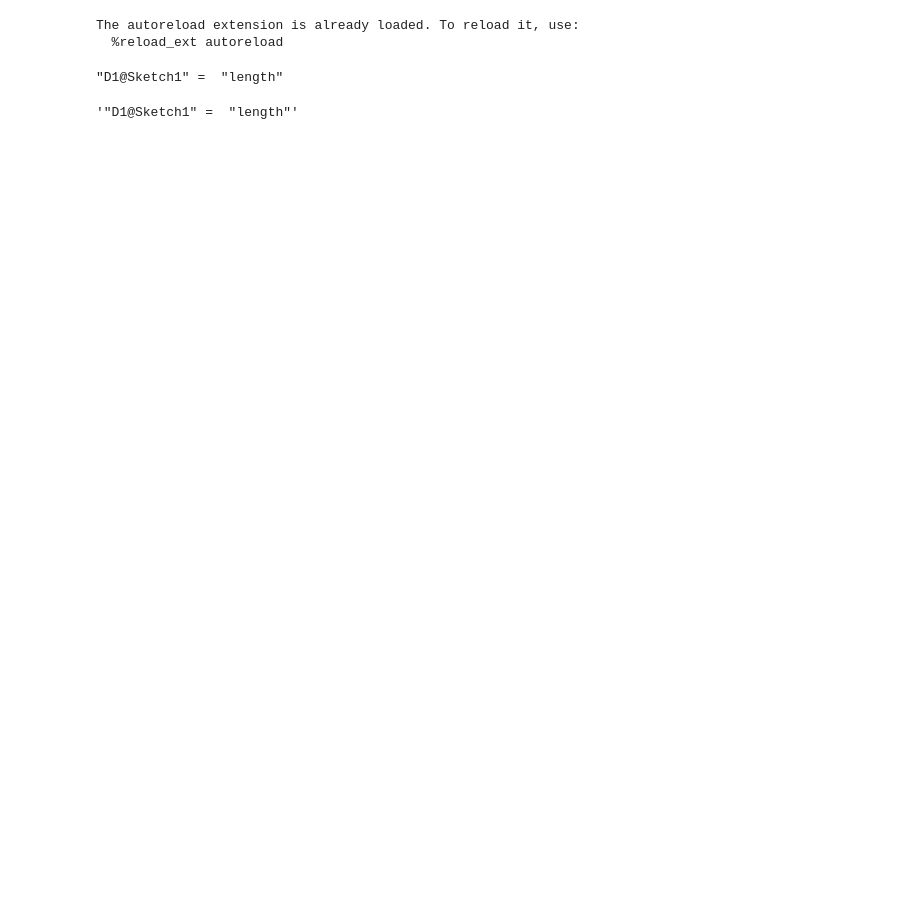
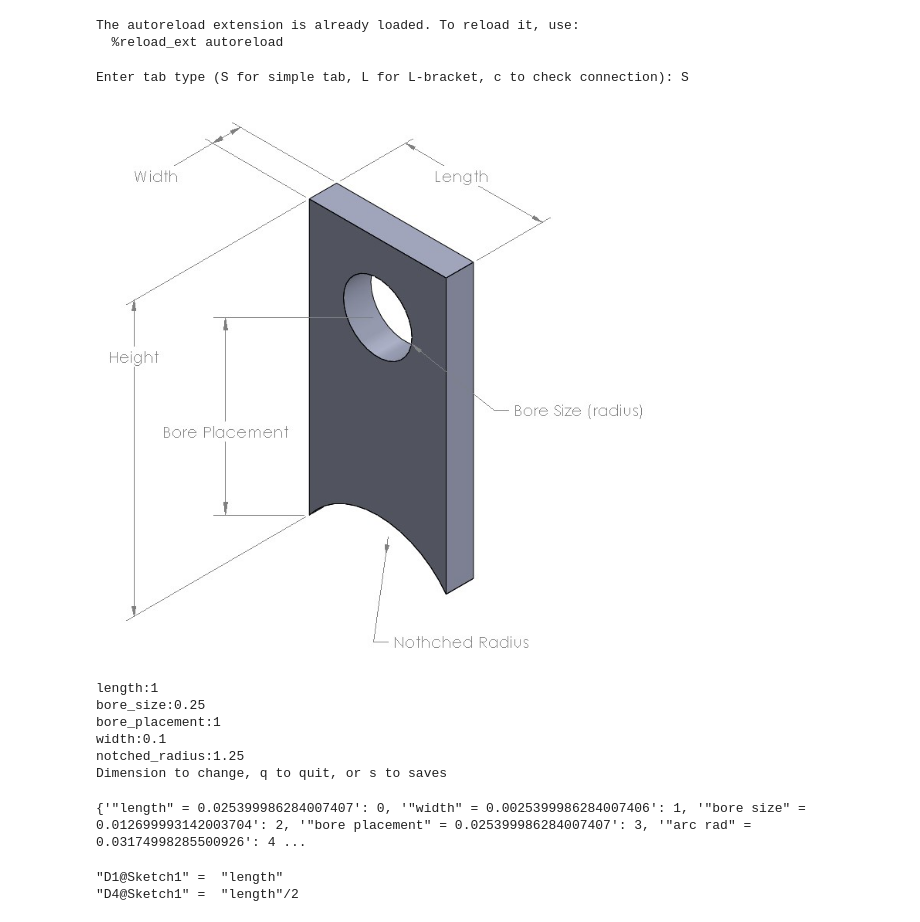
Before and after one commit to lindahu123/Solidworks-Macros, a Jupyter notebook: runclasses.ipynb, the cells around one changed output. Drawn from its saved outputs; the diff is of its cells as text; code cells hidden in the pictures; blank space fills up the shorter version.

Commit message:
update [Image](src)

```diff
--- a/runclasses.ipynb
+++ b/runclasses.ipynb
@@ -19,9 +7,11 @@ model.simple_tab_equations()
-# %%
-dimension = "D1@Sketch1"
-variable_name = "length"
-x = "\"{0}\" =  \"{1}\"".format(dimension, variable_name)
-print(x)
-x
-# %% [output]
-"D1@Sketch1" =  "length"
-'"D1@Sketch1" =  "length"'
+# %%
+exec(open("test.py").read())
+# %% [output]
+Enter tab type (S for simple tab, L for L-bracket, c to check connection): S
+[figure, added]
+length:1
+bore_size:0.25
+bore_placement:1
+width:0.1
+notched_radius:1.25
+Dimension to change, q to quit, or s to saves
@@ -27,0 +24,12 @@ x
+# %%
+print(dict1)
+# %% [output]
+{'"length" = 0.025399986284007407': 0, '"width" = 0.0025399986284007406': 1, '"bore size" = 0.012699993142003704': 2, '"bore placement" = 0.025399986284007407': 3, '"arc rad" = 0.03174998285500926': 4 ...
+# %%
+for i in dict1:
+    if "length" in i:
+        if "@" in i:
+            print(i)
+# %% [output]
+"D1@Sketch1" =  "length"
+"D4@Sketch1" =  "length"/2
```
Also changed, not shown: parts of 7 cells of this notebook, 4 other files.
